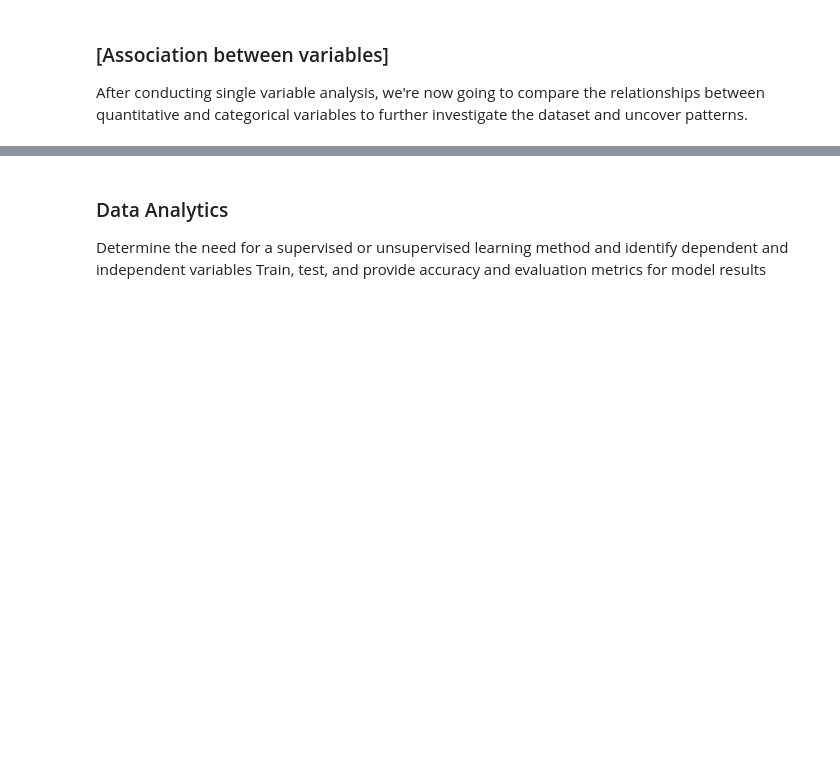
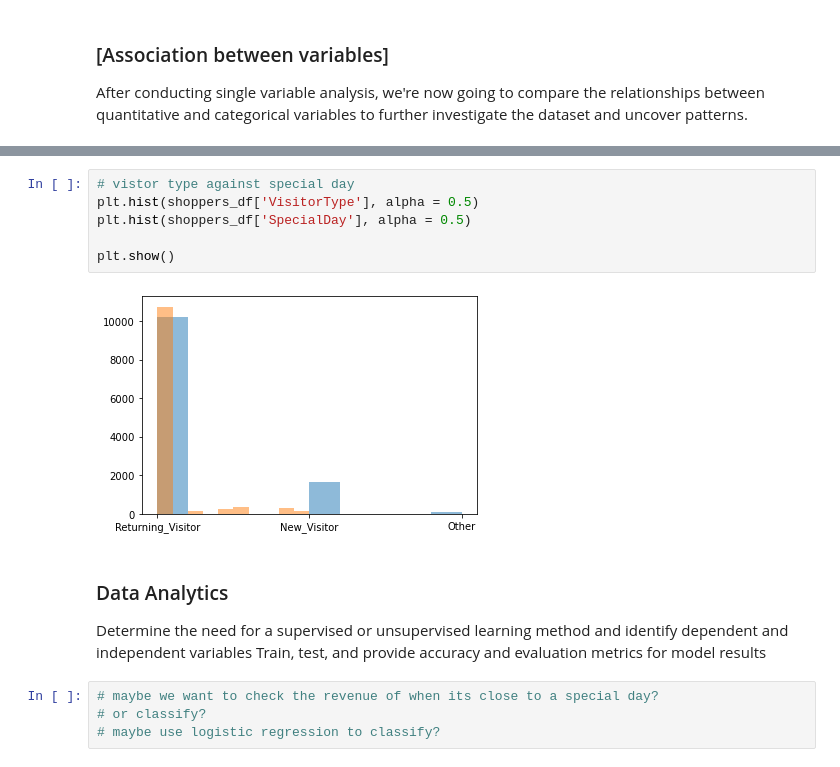
Before and after one commit to ChrisGarciaDS/ECommerce-Analysis, a Jupyter notebook: Ecom-data.ipynb, the cells around one changed output, grey strips where cells are left out. Cells and saved outputs as stored; diff of their text form; blank space fills up the shorter version.

```diff
--- a/Ecom-data.ipynb
+++ b/Ecom-data.ipynb
@@ -314,5 +334,17 @@ After conducting single variable analysis, we're now going to compare the relati
+# %%
+# vistor type against special day
+plt.hist(shoppers_df['VisitorType'], alpha = 0.5)
+plt.hist(shoppers_df['SpecialDay'], alpha = 0.5)
+
+plt.show()
+# %% [output]
+[figure, added]
 # %% [markdown]
 ### Data Analytics
 
 Determine the need for a supervised or unsupervised learning method and identify dependent and independent variables
 Train, test, and provide accuracy and evaluation metrics for model results
+# %%
+# maybe we want to check the revenue of when its close to a special day?
+# or classify?
+# maybe use logistic regression to classify?
```
Also changed, not shown: parts of 7 cells of this notebook.
